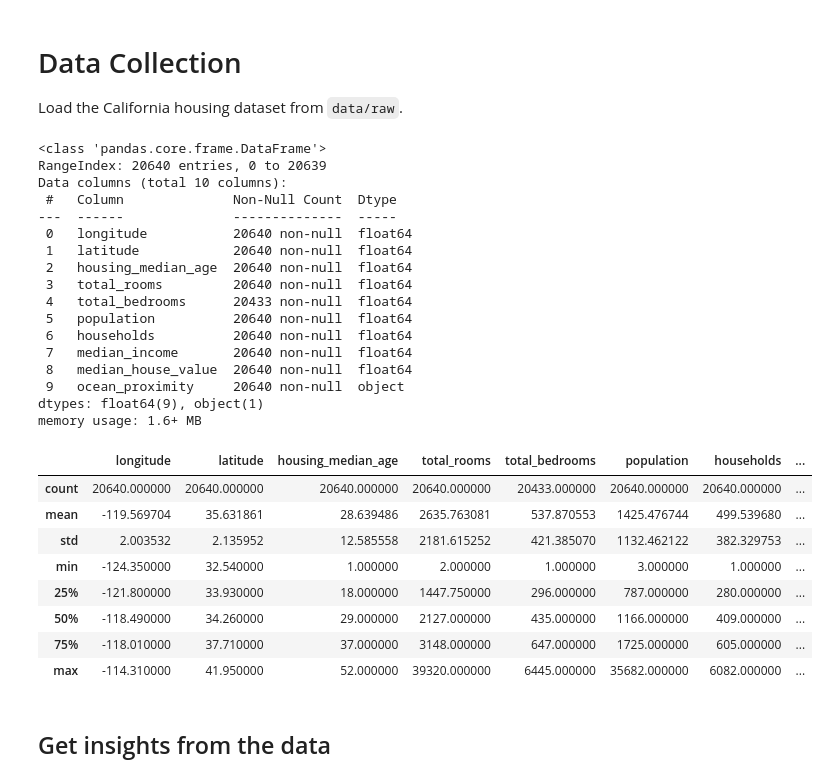
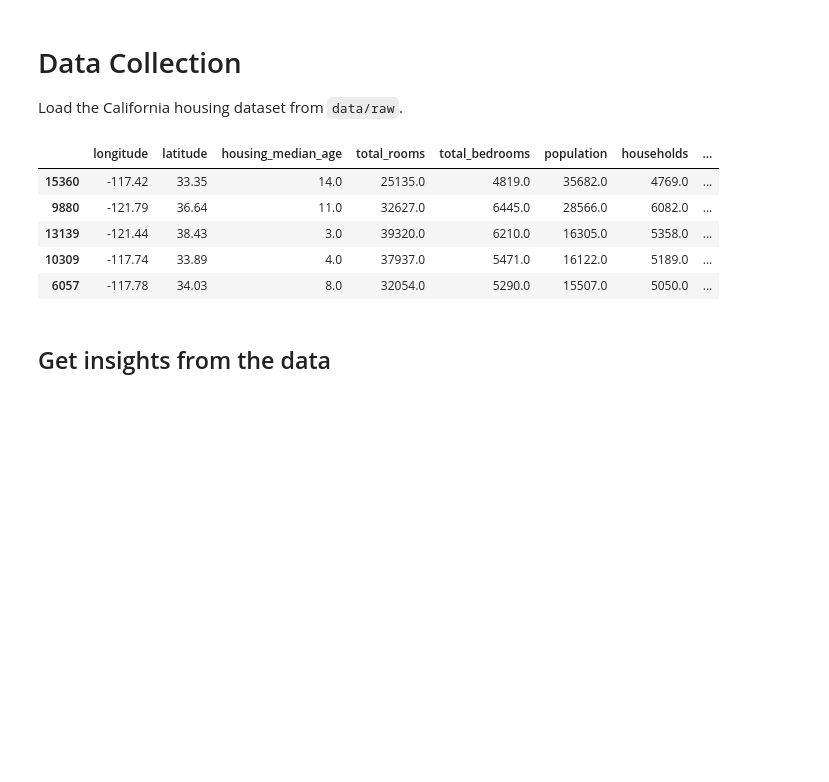
Before and after one commit to SumanAch10/california_housing_prediction, a Jupyter notebook: notebooks/01_data_collection.ipynb, the cells around one changed output. Saved outputs shown, nothing was run; the diff lists cells and outputs as text; code cells hidden in the pictures; blank space fills up the shorter version.

Commit message:
feat:Data Collection and preprocessing

```diff
--- a/notebooks/01_data_collection.ipynb
+++ b/notebooks/01_data_collection.ipynb
@@ -5,44 +5,25 @@ Load the California housing dataset from `data/raw`.
 # %%
 from pathlib import Path
 import pandas as pd
 from sys import path
 
 def load_housing_data():
     data_path = Path("../data/raw/california_housing.csv")
     return  pd.read_csv(data_path)
 
 housing_data_set = load_housing_data()
+housing_data_set= housing_data_set.sort_values(by="population",ascending=True)
 housing_data_set.head()
-housing_data_set.info()
-housing_data_set["ocean_proximity"].value_counts()
-housing_data_set.describe()
+# housing_data_set.info()
+# housing_data_set["ocean_proximity"].value_counts()
+# housing_data_set.describe()
 # %% [output]
-<class 'pandas.core.frame.DataFrame'>
-RangeIndex: 20640 entries, 0 to 20639
-Data columns (total 10 columns):
- #   Column              Non-Null Count  Dtype
----  ------              --------------  -----
- 0   longitude           20640 non-null  float64
- 1   latitude            20640 non-null  float64
- 2   housing_median_age  20640 non-null  float64
- 3   total_rooms         20640 non-null  float64
- 4   total_bedrooms      20433 non-null  float64
- 5   population          20640 non-null  float64
- 6   households          20640 non-null  float64
- 7   median_income       20640 non-null  float64
- 8   median_house_value  20640 non-null  float64
- 9   ocean_proximity     20640 non-null  object
-dtypes: float64(9), object(1)
-memory usage: 1.6+ MB
 |  | longitude | latitude | housing_median_age | total_rooms | total_bedrooms | population | households | ... |
-| count | 20640.000000 | 20640.000000 | 20640.000000 | 20640.000000 | 20433.000000 | 20640.000000 | 20640.000000 | ... |
-| mean | -119.569704 | 35.631861 | 28.639486 | 2635.763081 | 537.870553 | 1425.476744 | 499.539680 | ... |
-| std | 2.003532 | 2.135952 | 12.585558 | 2181.615252 | 421.385070 | 1132.462122 | 382.329753 | ... |
-| min | -124.350000 | 32.540000 | 1.000000 | 2.000000 | 1.000000 | 3.000000 | 1.000000 | ... |
-| 25% | -121.800000 | 33.930000 | 18.000000 | 1447.750000 | 296.000000 | 787.000000 | 280.000000 | ... |
-| 50% | -118.490000 | 34.260000 | 29.000000 | 2127.000000 | 435.000000 | 1166.000000 | 409.000000 | ... |
-| 75% | -118.010000 | 37.710000 | 37.000000 | 3148.000000 | 647.000000 | 1725.000000 | 605.000000 | ... |
-| max | -114.310000 | 41.950000 | 52.000000 | 39320.000000 | 6445.000000 | 35682.000000 | 6082.000000 | ... |
+| 15360 | -117.42 | 33.35 | 14.0 | 25135.0 | 4819.0 | 35682.0 | 4769.0 | ... |
+| 9880 | -121.79 | 36.64 | 11.0 | 32627.0 | 6445.0 | 28566.0 | 6082.0 | ... |
+| 13139 | -121.44 | 38.43 | 3.0 | 39320.0 | 6210.0 | 16305.0 | 5358.0 | ... |
+| 10309 | -117.74 | 33.89 | 4.0 | 37937.0 | 5471.0 | 16122.0 | 5189.0 | ... |
+| 6057 | -117.78 | 34.03 | 8.0 | 32054.0 | 5290.0 | 15507.0 | 5050.0 | ... |
 # %% [markdown]
 ## Get insights from the data
 # %%
```
